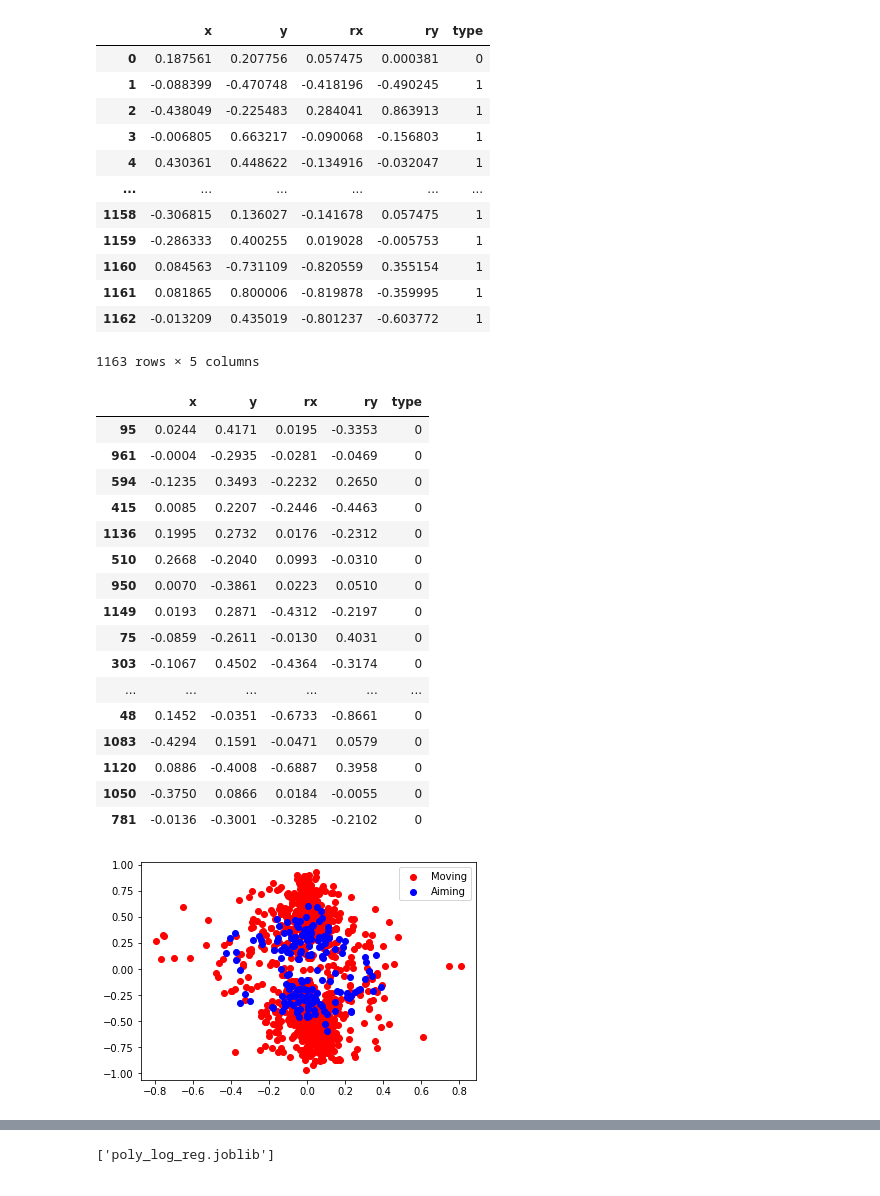
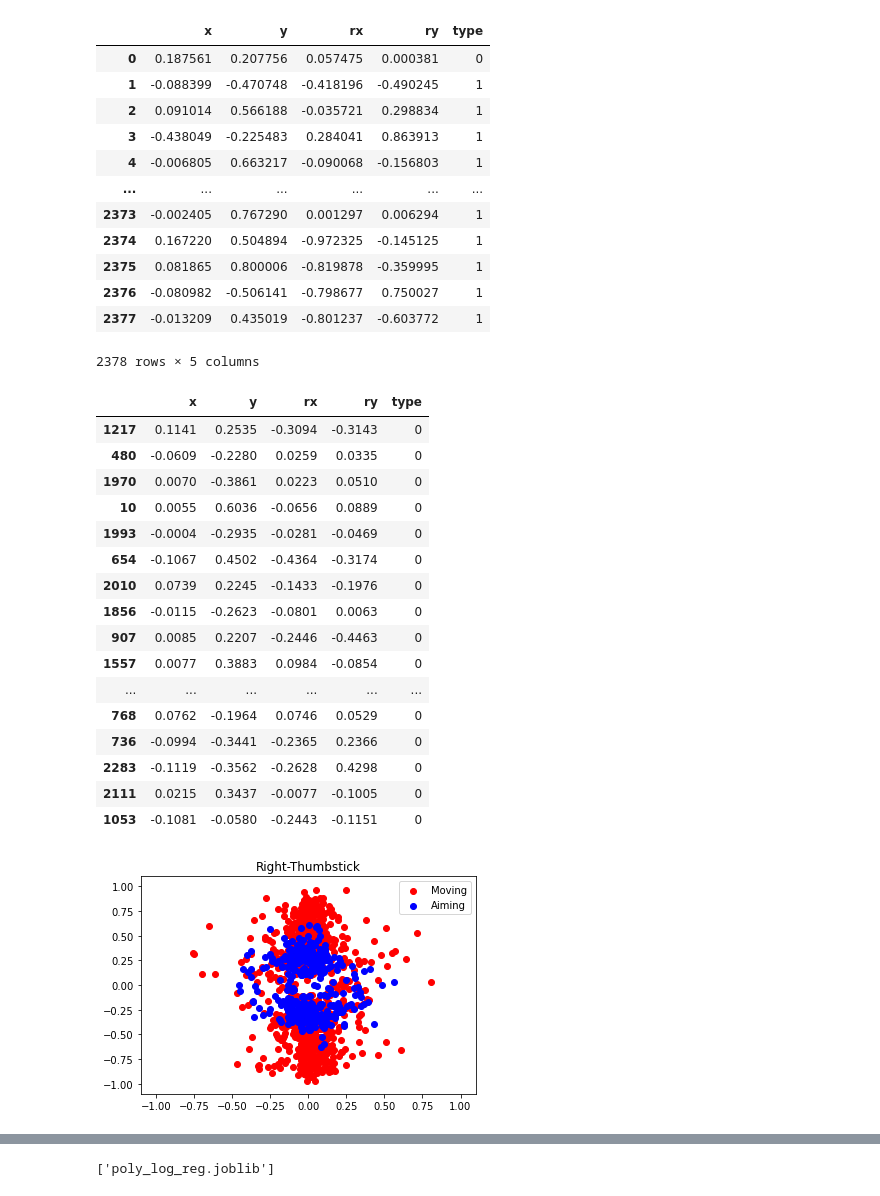
Before and after one commit to jishen027/FPS_Player_intent_detector, a Jupyter notebook: data-analysis/controllerDataAnalysis.ipynb, the cells around one changed output, grey strips where cells are left out. Drawn from its saved outputs; the diff is of its cells as text; code cells hidden in the pictures.

```diff
--- a/data-analysis/controllerDataAnalysis.ipynb
+++ b/data-analysis/controllerDataAnalysis.ipynb
@@ -3,6 +3,6 @@ import pandas as pd
 import matplotlib.pyplot as plt
 import numpy as np
 # %%
-df = pd.read_csv('./data/ControllerData-ver0.5.csv')
+df = pd.read_csv('./data/ControllerData-ver0.6.csv')
 df.shape
 # %% [output]
@@ -27,16 +27,16 @@ df.dropna(axis=0, how='any')
 |  | x | y | rx | ry | type |
 | 0 | 0.187561 | 0.207756 | 0.057475 | 0.000381 | 0 |
 | 1 | -0.088399 | -0.470748 | -0.418196 | -0.490245 | 1 |
-| 2 | -0.438049 | -0.225483 | 0.284041 | 0.863913 | 1 |
-| 3 | -0.006805 | 0.663217 | -0.090068 | -0.156803 | 1 |
-| 4 | 0.430361 | 0.448622 | -0.134916 | -0.032047 | 1 |
+| 2 | 0.091014 | 0.566188 | -0.035721 | 0.298834 | 1 |
+| 3 | -0.438049 | -0.225483 | 0.284041 | 0.863913 | 1 |
+| 4 | -0.006805 | 0.663217 | -0.090068 | -0.156803 | 1 |
 | ... | ... | ... | ... | ... | ... |
-| 1158 | -0.306815 | 0.136027 | -0.141678 | 0.057475 | 1 |
-| 1159 | -0.286333 | 0.400255 | 0.019028 | -0.005753 | 1 |
-| 1160 | 0.084563 | -0.731109 | -0.820559 | 0.355154 | 1 |
-| 1161 | 0.081865 | 0.800006 | -0.819878 | -0.359995 | 1 |
-| 1162 | -0.013209 | 0.435019 | -0.801237 | -0.603772 | 1 |
+| 2373 | -0.002405 | 0.767290 | 0.001297 | 0.006294 | 1 |
+| 2374 | 0.167220 | 0.504894 | -0.972325 | -0.145125 | 1 |
+| 2375 | 0.081865 | 0.800006 | -0.819878 | -0.359995 | 1 |
+| 2376 | -0.080982 | -0.506141 | -0.798677 | 0.750027 | 1 |
+| 2377 | -0.013209 | 0.435019 | -0.801237 | -0.603772 | 1 |
-1163 rows × 5 columns
+2378 rows × 5 columns
 # %%
 df1 = df.copy()
 # %%
@@ -49,36 +49,39 @@ data_2 = df1.loc[df1['type'] == 0]
 data_2.sample(20)
 # %% [output]
 |  | x | y | rx | ry | type |
-| 95 | 0.0244 | 0.4171 | 0.0195 | -0.3353 | 0 |
-| 961 | -0.0004 | -0.2935 | -0.0281 | -0.0469 | 0 |
-| 594 | -0.1235 | 0.3493 | -0.2232 | 0.2650 | 0 |
-| 415 | 0.0085 | 0.2207 | -0.2446 | -0.4463 | 0 |
-| 1136 | 0.1995 | 0.2732 | 0.0176 | -0.2312 | 0 |
-| 510 | 0.2668 | -0.2040 | 0.0993 | -0.0310 | 0 |
-| 950 | 0.0070 | -0.3861 | 0.0223 | 0.0510 | 0 |
-| 1149 | 0.0193 | 0.2871 | -0.4312 | -0.2197 | 0 |
-| 75 | -0.0859 | -0.2611 | -0.0130 | 0.4031 | 0 |
-| 303 | -0.1067 | 0.4502 | -0.4364 | -0.3174 | 0 |
+| 1217 | 0.1141 | 0.2535 | -0.3094 | -0.3143 | 0 |
+| 480 | -0.0609 | -0.2280 | 0.0259 | 0.0335 | 0 |
+| 1970 | 0.0070 | -0.3861 | 0.0223 | 0.0510 | 0 |
+| 10 | 0.0055 | 0.6036 | -0.0656 | 0.0889 | 0 |
+| 1993 | -0.0004 | -0.2935 | -0.0281 | -0.0469 | 0 |
+| 654 | -0.1067 | 0.4502 | -0.4364 | -0.3174 | 0 |
+| 2010 | 0.0739 | 0.2245 | -0.1433 | -0.1976 | 0 |
+| 1856 | -0.0115 | -0.2623 | -0.0801 | 0.0063 | 0 |
+| 907 | 0.0085 | 0.2207 | -0.2446 | -0.4463 | 0 |
+| 1557 | 0.0077 | 0.3883 | 0.0984 | -0.0854 | 0 |
 | ... | ... | ... | ... | ... | ... |
-| 48 | 0.1452 | -0.0351 | -0.6733 | -0.8661 | 0 |
-| 1083 | -0.4294 | 0.1591 | -0.0471 | 0.0579 | 0 |
-| 1120 | 0.0886 | -0.4008 | -0.6887 | 0.3958 | 0 |
-| 1050 | -0.3750 | 0.0866 | 0.0184 | -0.0055 | 0 |
-| 781 | -0.0136 | -0.3001 | -0.3285 | -0.2102 | 0 |
+| 768 | 0.0762 | -0.1964 | 0.0746 | 0.0529 | 0 |
+| 736 | -0.0994 | -0.3441 | -0.2365 | 0.2366 | 0 |
+| 2283 | -0.1119 | -0.3562 | -0.2628 | 0.4298 | 0 |
+| 2111 | 0.0215 | 0.3437 | -0.0077 | -0.1005 | 0 |
+| 1053 | -0.1081 | -0.0580 | -0.2443 | -0.1151 | 0 |
 # %%
 from cProfile import label
 from turtle import color
 
 X_data_1 = pd.DataFrame(data_1, columns=['x'])
 Y_data_1 = pd.DataFrame(data_1, columns=['y'])
 X_data_2 = pd.DataFrame(data_2, columns=['x'])
 Y_data_2 = pd.DataFrame(data_2, columns=['y'])
-plt.scatter(X_data_1, Y_data_1, color='red', label='Moving')
-plt.scatter(X_data_2, Y_data_2, color='blue', label='Aiming')
+plt.title("Right-Thumbstick")
+plt.scatter(X_data_1[:1000], Y_data_1[:1000], color='red', label='Moving')
+plt.scatter(X_data_2[:1000], Y_data_2[:1000], color='blue', label='Aiming')
+plt.xlim(-1.1, 1.1)
+plt.ylim(-1.1, 1.1)
 plt.legend(loc='upper right')
 plt.show()
 # %% [output]
-[figure, old version]
+[figure, new version]
 # %%
 RX_data_1 = pd.DataFrame(data_1, columns=['rx'])
 RY_data_1 = pd.DataFrame(data_1, columns=['ry'])
```
Also changed, not shown: parts of 12 cells of this notebook, 10 other files.
